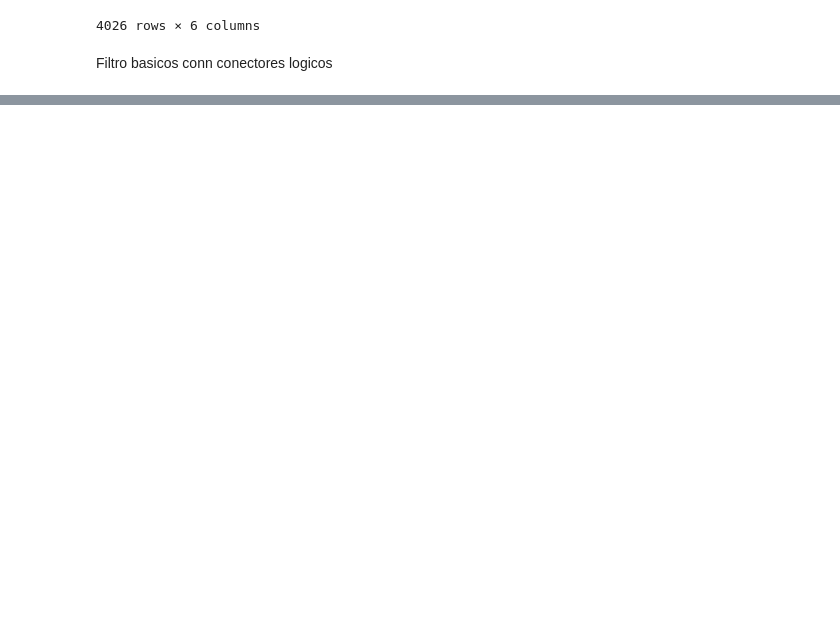
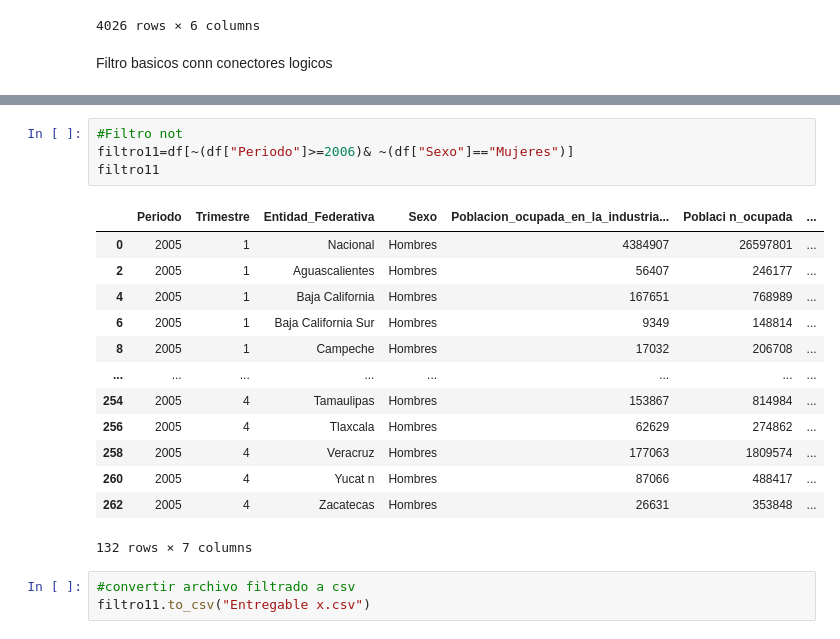
Before and after one commit to MiniomTarolero/Hola-Mundo, a Jupyter notebook: Extracción_de_datos_.ipynb, the cells around one changed output, grey strips where cells are left out. Saved outputs shown, nothing was run; the diff lists cells and outputs as text; blank space fills up the shorter version.

```diff
--- a/Extracción_de_datos_.ipynb
+++ b/Extracción_de_datos_.ipynb
@@ -129,0 +209,21 @@ filtro9
+# %%
+#Filtro not
+filtro11=df[~(df["Periodo"]>=2006)& ~(df["Sexo"]=="Mujeres")]
+filtro11
+# %% [output]
+|  | Periodo | Trimestre | Entidad_Federativa | Sexo | Poblacion_ocupada_en_la_industria... | Poblaci n_ocupada | ... |
+| 0 | 2005 | 1 | Nacional | Hombres | 4384907 | 26597801 | ... |
+| 2 | 2005 | 1 | Aguascalientes | Hombres | 56407 | 246177 | ... |
+| 4 | 2005 | 1 | Baja California | Hombres | 167651 | 768989 | ... |
+| 6 | 2005 | 1 | Baja California Sur | Hombres | 9349 | 148814 | ... |
+| 8 | 2005 | 1 | Campeche | Hombres | 17032 | 206708 | ... |
+| ... | ... | ... | ... | ... | ... | ... | ... |
+| 254 | 2005 | 4 | Tamaulipas | Hombres | 153867 | 814984 | ... |
+| 256 | 2005 | 4 | Tlaxcala | Hombres | 62629 | 274862 | ... |
+| 258 | 2005 | 4 | Veracruz | Hombres | 177063 | 1809574 | ... |
+| 260 | 2005 | 4 | Yucat n | Hombres | 87066 | 488417 | ... |
+| 262 | 2005 | 4 | Zacatecas | Hombres | 26631 | 353848 | ... |
+132 rows × 7 columns
+# %%
+#convertir archivo filtrado a csv
+filtro11.to_csv("Entregable x.csv")
```
Also changed, not shown: parts of 9 cells of this notebook.
